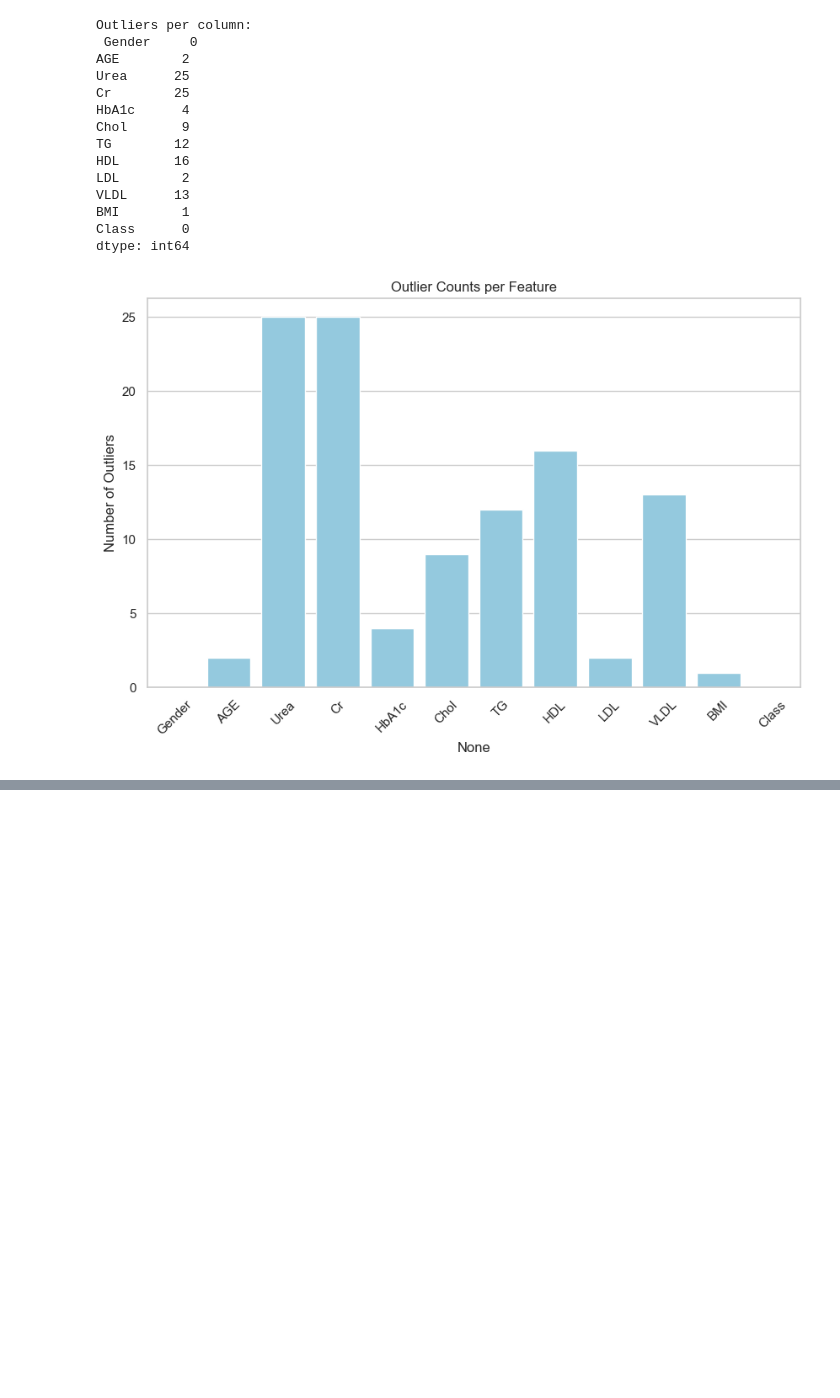
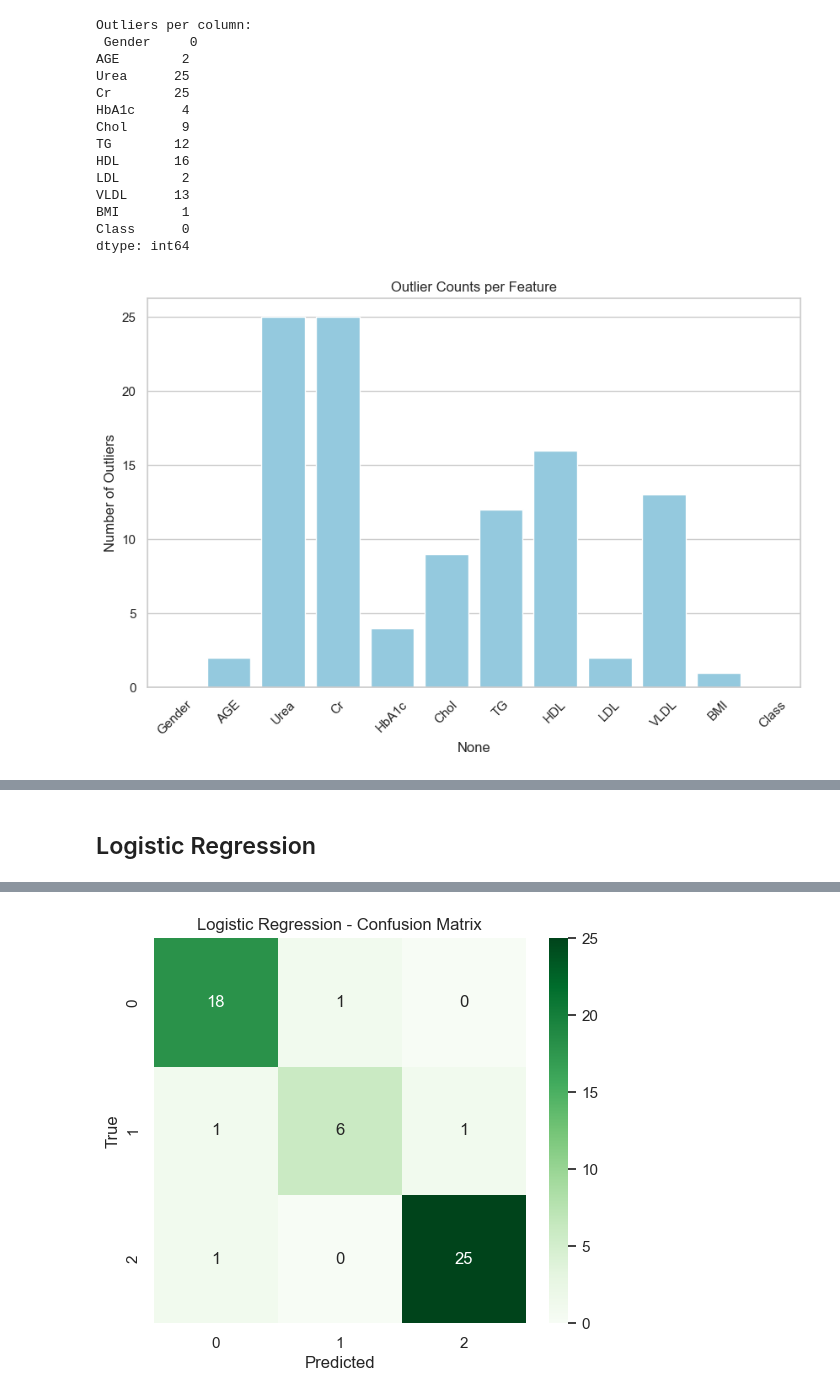
Before and after one commit to Sambridhiiii/Multiclass-Diabetes-Analysis, a Jupyter notebook: main.ipynb, the cells around one changed output, grey strips where cells are left out. Cells and saved outputs as stored; diff of their text form; code cells hidden in the pictures; blank space fills up the shorter version.

```diff
--- a/main.ipynb
+++ b/main.ipynb
@@ -502,0 +733,78 @@ weighted avg       0.98      0.98      0.98        53
+# %% [markdown]
+## Logistic Regression
+# %%
+# ===============================
+# Multiclass Logistic Regression
+# ===============================
+
+import pandas as pd
+from sklearn.model_selection import train_test_split
+from sklearn.linear_model import LogisticRegression
+from sklearn.preprocessing import StandardScaler
+from sklearn.metrics import accuracy_score, classification_report, confusion_matrix
+from imblearn.over_sampling import SMOTE
+import seaborn as sns
+import matplotlib.pyplot as plt
+
+
+# ----------------------------
+# Target and Selected Features
+# ----------------------------
+y = df["Class"]  # 0=Non-diabetic, 1=Pre-diabetic, 2=Diabetic
+selected_features = ['HbA1c', 'BMI', 'AGE', 'Urea', 'Chol', 'VLDL', 'TG', 'Cr', 'LDL']
+X = df[selected_features]
+
+# ----------------------------
+# Train/Test Split (80/20)
+# ----------------------------
+X_train, X_test, y_train, y_test = train_test_split(
+    X, y,
+    test_size=0.2,
+    random_state=42,
+    stratify=y  # ensures class proportion is maintained
+)
+
+# ----------------------------
+# Apply SMOTE to Training Set
+# ----------------------------
+smote = SMOTE(random_state=42)
+X_train_res, y_train_res = smote.fit_resample(X_train, y_train)
+
+# ----------------------------
+# Scale Features
+# ----------------------------
+scaler = StandardScaler()
+X_train_res_scaled = scaler.fit_transform(X_train_res)
+X_test_scaled = scaler.transform(X_test)
+
+# ----------------------------
+# Train Logistic Regression
+# ----------------------------
+logreg = LogisticRegression(
+    random_state=42,
+    solver='saga',  # supports multinomial for multiclass
+    max_iter=5000
+)
+logreg.fit(X_train_res_scaled, y_train_res)
+
+# ----------------------------
+# Predict on Test Set
+# ----------------------------
+y_pred = logreg.predict(X_test_scaled)
+
+# ----------------------------
+# Evaluate Model
+# ----------------------------
+print("Accuracy:", accuracy_score(y_test, y_pred))
+print("\nClassification Report:\n", classification_report(y_test, y_pred))
+
+# Confusion Matrix
+cm = confusion_matrix(y_test, y_pred, labels=[0,1,2])
+plt.figure(figsize=(6,5))
+sns.heatmap(cm, annot=True, fmt="d", cmap="Greens",
+            xticklabels=[0,1,2], yticklabels=[0,1,2])
+plt.title("Logistic Regression - Confusion Matrix")
+plt.xlabel("Predicted")
+plt.ylabel("True")
+plt.show()
+# %% [output]
@@ -502,0 +823 @@ weighted avg       0.98      0.98      0.98        53
+[figure, added]
```
Also changed, not shown: parts of 37 cells of this notebook.
